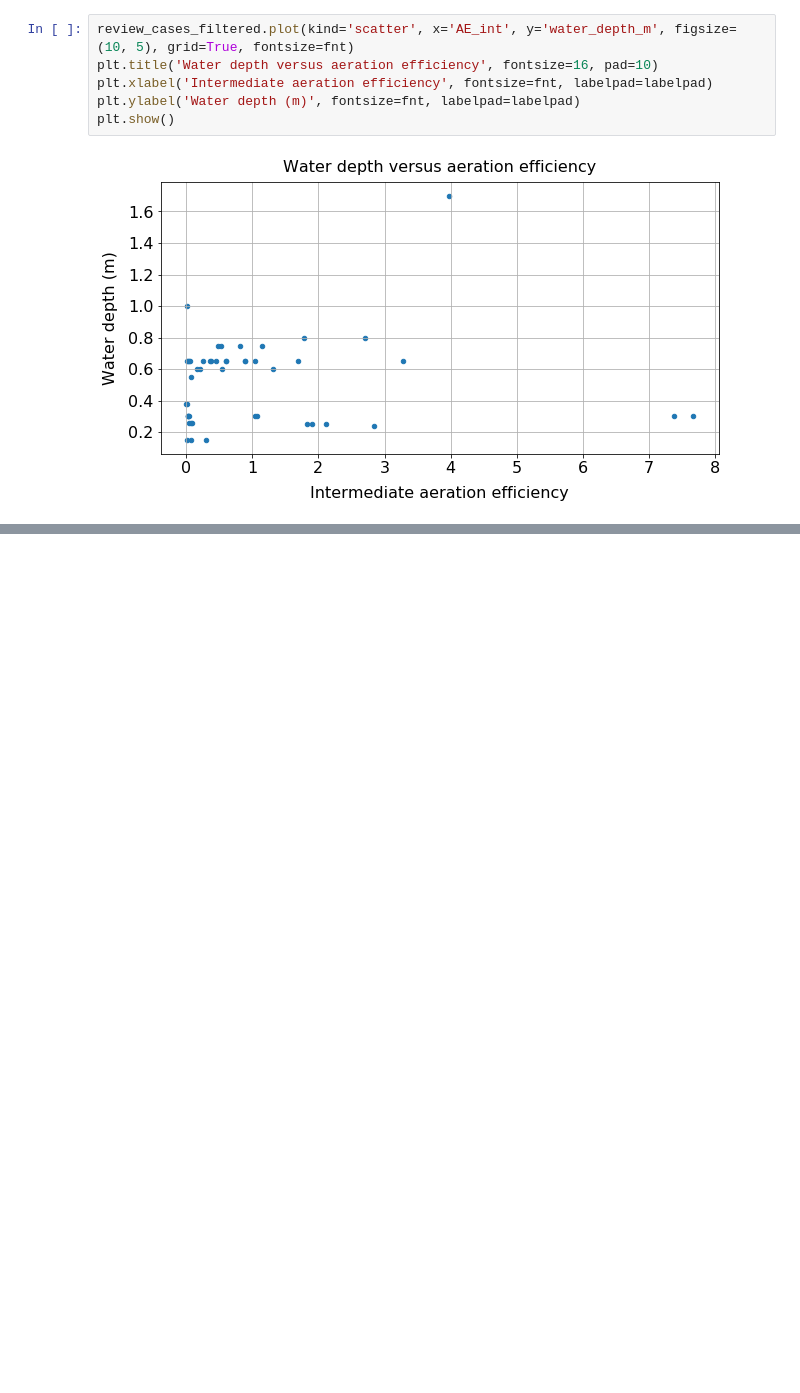
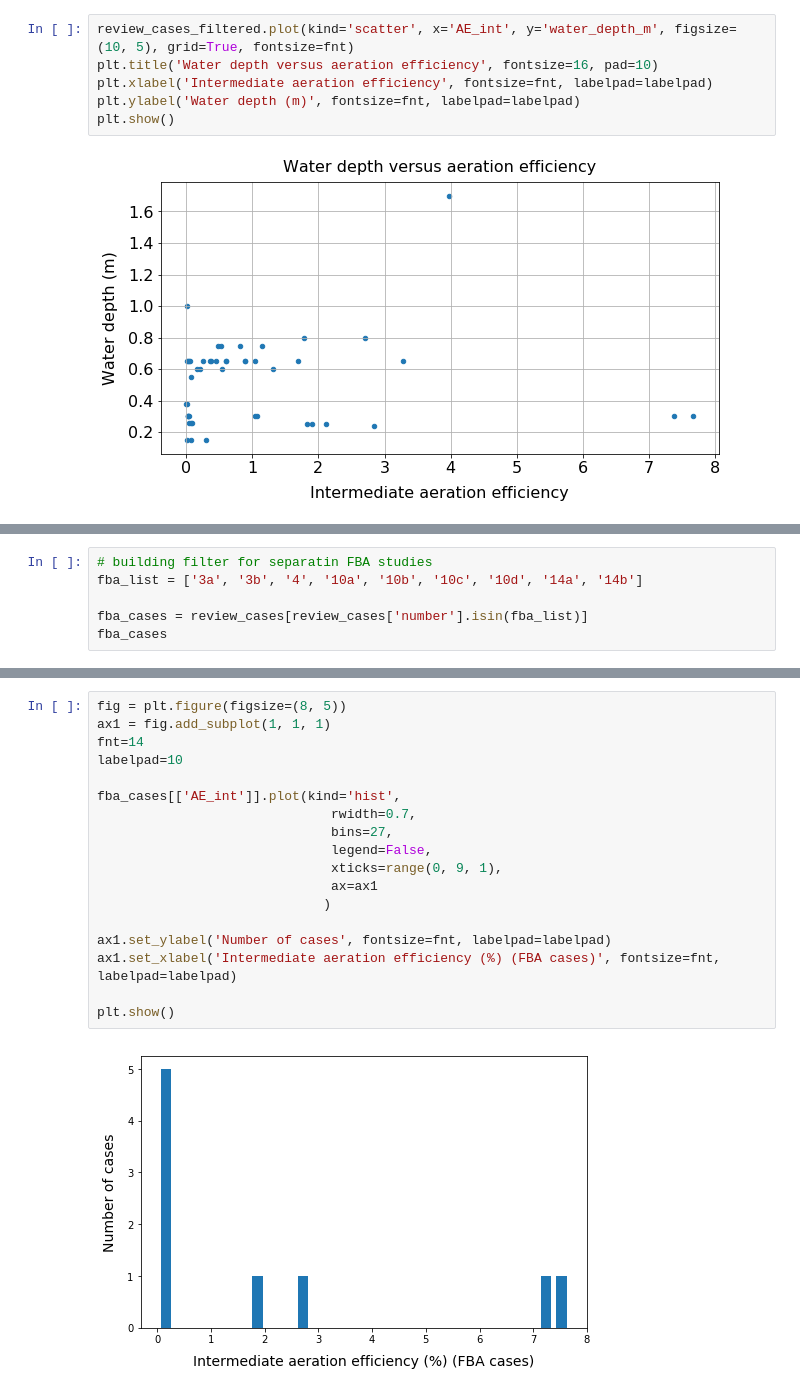
Before and after one commit to rousvit/wetlands-aeration-review, a Jupyter notebook: Treatment_Wetlands_Areation_Review.ipynb, the cells around one changed output, grey strips where cells are left out. Cells and saved outputs as stored; diff of their text form; blank space fills up the shorter version.

```diff
--- a/Treatment_Wetlands_Areation_Review.ipynb
+++ b/Treatment_Wetlands_Areation_Review.ipynb
@@ -784,0 +787,6 @@ plt.show()
+# %%
+# building filter for separatin FBA studies
+fba_list = ['3a', '3b', '4', '10a', '10b', '10c', '10d', '14a', '14b']
+
+fba_cases = review_cases[review_cases['number'].isin(fba_list)]
+fba_cases
@@ -784,0 +858,20 @@ plt.show()
+# %%
+fig = plt.figure(figsize=(8, 5))
+ax1 = fig.add_subplot(1, 1, 1)
+fnt=14
+labelpad=10
+
+fba_cases[['AE_int']].plot(kind='hist',
+                              rwidth=0.7,
+                              bins=27,
+                              legend=False,
+                              xticks=range(0, 9, 1),
+                              ax=ax1
+                             )
+
+ax1.set_ylabel('Number of cases', fontsize=fnt, labelpad=labelpad)
+ax1.set_xlabel('Intermediate aeration efficiency (%) (FBA cases)', fontsize=fnt, labelpad=labelpad)
+
+plt.show()
+# %% [output]
+[figure, added]
```
Also changed, not shown: parts of 38 cells of this notebook.
